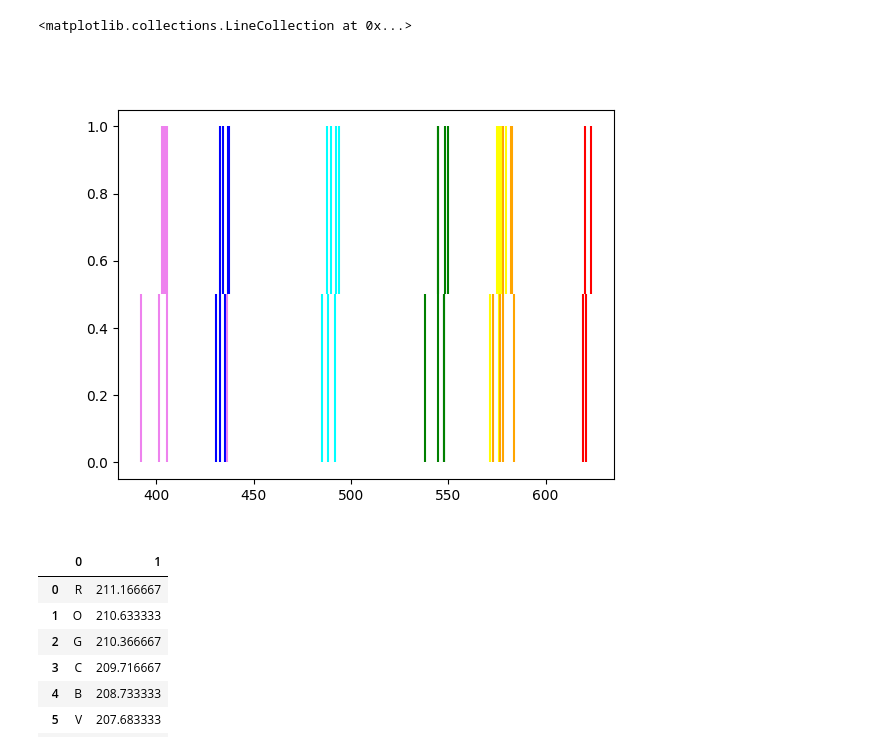
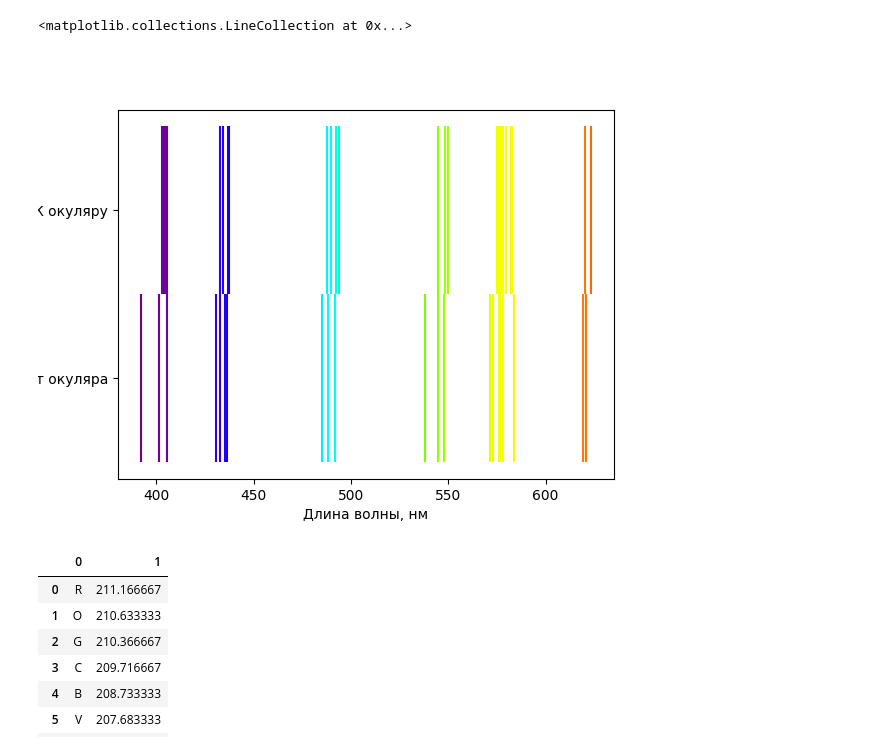
Before and after one commit to sitandr/lab, a Jupyter notebook: Ghost/Untitled.ipynb, the cells around one changed output. Cells and saved outputs as stored; diff of their text form; code cells hidden in the pictures.

```diff
--- a/Ghost/Untitled.ipynb
+++ b/Ghost/Untitled.ipynb
@@ -72,13 +146,19 @@ plt.show()
 # %%
 
 %matplotlib widget
+fig, ax = plt.subplots()
+#sax = ax.secondary_yaxis('right')
+ax.set_yticks([0.25, 0.75], ['От окуляра','К окуляру'])
+ax.set_xlabel("Длина волны, нм")
 d1 = np.round(np.sin(np.radians(np.abs(data[1])))*(1e-3/500)/np.array(data[2],dtype=float)/1e-9, 2)
-plt.vlines(d1, 0, 0.5, colors=convert(data1[0]))
-d1 = np.round(np.sin(np.radians(np.abs(data2[1])))*(1e-3/500)/np.array(data2[2],dtype=float)/1e-9, 2)
-plt.vlines(d1, 0.5, 1.0, colors=convert(data2[0]))
+
+plt.vlines(d1, 0, 0.5, colors=np.array(wavelength_to_rgb(d1)).swapaxes(0,1))
+
+d2 = np.round(np.sin(np.radians(np.abs(data2[1])))*(1e-3/500)/np.array(data2[2],dtype=float)/1e-9, 2)
+plt.vlines(d2, 0.5, 1.0, colors=np.array(wavelength_to_rgb(d2)).swapaxes(0,1))
 # %% [output]
 <matplotlib.collections.LineCollection at 0x...>
-[figure, old version]
+[figure, new version]
 # %%
 read('HG_PR.txt', zero=False, maxes=False)
 # %% [output]
```
Also changed, not shown: parts of 9 cells of this notebook, 21 other files.
